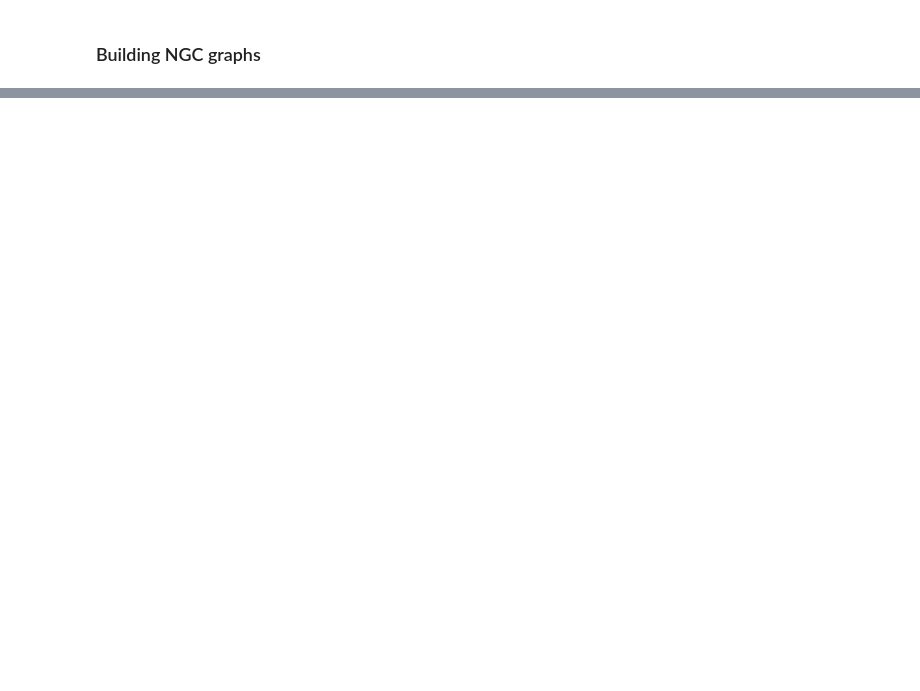
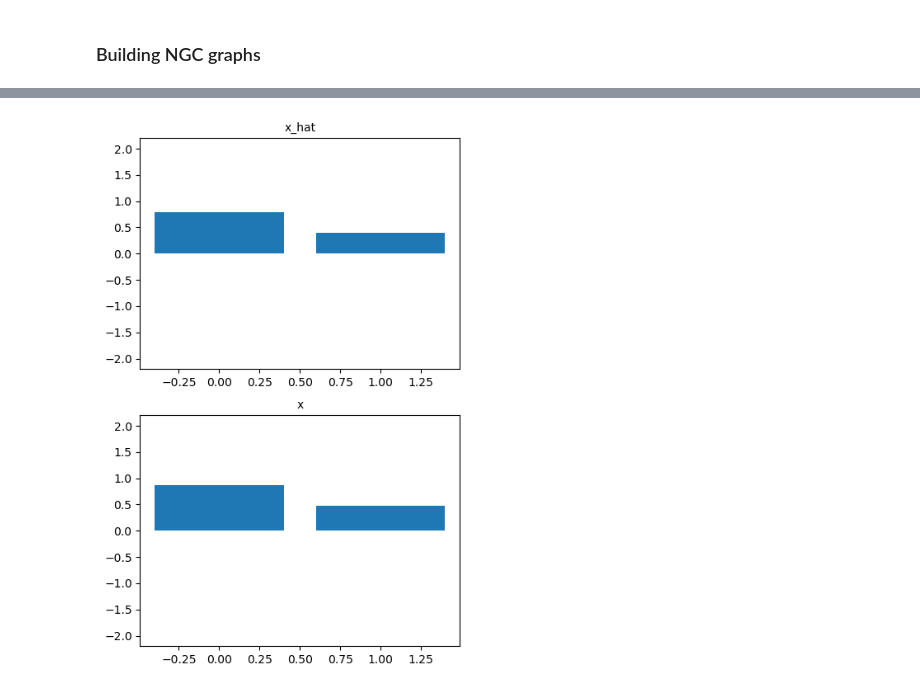
Before and after one commit to Maxbeth2/ngc-learn, a Jupyter notebook: walkthroughs/max/w2/construct.ipynb, the cells around one changed output, grey strips where cells are left out. Cells and saved outputs as stored; diff of their text form; code cells hidden in the pictures; blank space fills up the shorter version.

```diff
--- a/walkthroughs/max/w2/construct.ipynb
+++ b/walkthroughs/max/w2/construct.ipynb
@@ -24,0 +87,5 @@ Construct Graph
+# %%
+mu_list = [mu1, mu2, mu3]
+sigma_list = [cov1, cov2, cov3]
+process = MoG(means=mu_list, covar=sigma_list, seed=69)
+x_dim = mu1.shape[1]
@@ -25,6 +143,7 @@ Construct Graph
 # %%
-model = NGCGraph(K=5)
-model.set_cycle([a,b])
-model.set_cycle([e])
+model = NGCGraph(K=K)
+model.set_cycle(nodes=[z2, z1, z0])
+model.set_cycle(nodes=[mu1, mu0])
+model.set_cycle(nodes=[e1, e0])
 model.apply_constraints()
 info = model.compile(batch_size=1)
@@ -57,0 +150,77 @@ The value of phi(z) w/in Node a is [[0. 0. 0. 0. 0. 0. 0. 0. 0. 0. 0. 0. 0. 0. 0
+# %%
+eta = 0.002
+eta_v  = tf.Variable( eta ) # set up optimization process
+opt = tf.keras.optimizers.Adam(eta_v)
+# %%
+import numpy as np
+import time
+import matplotlib.pyplot as plt
+from IPython.display import display, clear_output
+
+dim = 2
+figure, (ax1, ax2) = plt.subplots(2, 1, figsize=(5, 8))
+bc1 = ax1.bar(list(range(dim)), np.linspace(-2,2,dim))
+bc2 = ax2.bar(list(range(dim)), np.linspace(-2,2,dim))
+# bc2 = ax2.matshow(model.theta[0].numpy(), cmap='seismic', vmin=-1.0, vmax=1.0)
+ax1.set_title("x_hat", fontsize=10)
+ax2.set_title("x", fontsize=10)
+
+
+plt.ion()
+# for i in range(20):
+#     readouts = model.settle(
+#         clamped_vars=[("a", "z", ones)],
+#         readout_vars=[("a", "z"),("b", "z")]
+#     )
+#     delta = model.calc_updates()
+#     # print("The value of {} w/in Node {} is {}".format(readouts[0][0][1], readouts[0][0][0], readouts[0][0][2].numpy()))
+#     opt.apply_gradients(zip(delta, model.theta))
+#     model.apply_constraints()
+#     for d in range(dim):
+#         bc1[d].set_height((readouts[0][0][2].numpy()[0][d]))
+#         bc3[d].set_height((readouts[0][1][2].numpy()[0][d]))
+#     bc2.set_data(model.theta[0].numpy())
+#     model.clear()
+
+#     clear_output(wait=True)
+#     figure.canvas.draw()
+#     display(figure)
+#     time.sleep(0.1)
+
+
+
+
+for iter in range(1000):
+
+    x, y = process.sample(n_s=1)
+    # Ns = x.shape[0] + Ns * alpha
+
+    # conduct iterative inference & update NGC system
+    readouts, delta = model.settle(
+                        clamped_vars=[("z0","z",x)],
+                        readout_vars=[("mu0","phi(z)"),("mu1","phi(z)")]
+                      )
+    x_hat = readouts[0][2]
+
+    # ToD = calc_ToD(model) + ToD * alpha # calc ToD
+    # ToD_list.append((ToD/Ns))
+    # x_iter.append(iter)
+    # Lx = tf.reduce_sum( metric.mse(x_hat, x) ) + Lx * alpha
+    #delta = model.calc_updates()
+    for p in range(len(delta)):
+        delta[p] = delta[p] * (1.0/(x.shape[0] * 1.0))
+    opt.apply_gradients(zip(delta, model.theta))
+    model.apply_constraints()
+    print(readouts[0][2].numpy())
+    for d in range(dim):
+        bc1[d].set_height((readouts[0][2].numpy()[0][d]))
+        bc2[d].set_height((x.numpy()[0][d]))
+
+
+    model.clear()
+    clear_output(wait=True)
+    figure.canvas.draw()
+    display(figure)
+    time.sleep(0.1)
+# %% [output]
+[figure, added]
```
Also changed, not shown: parts of 19 cells of this notebook, 9 other files.
